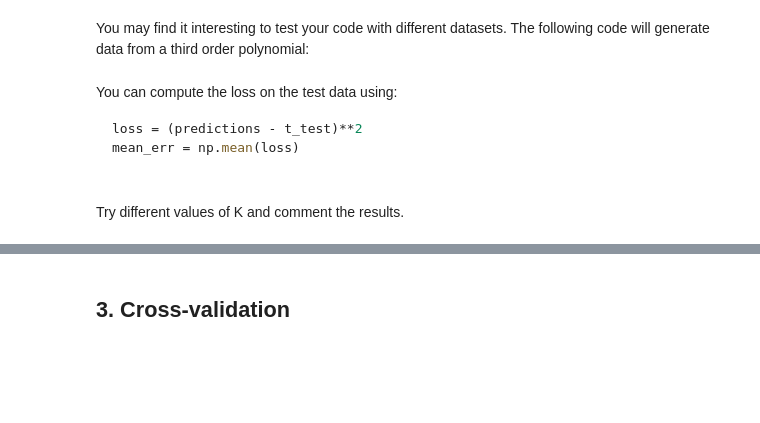
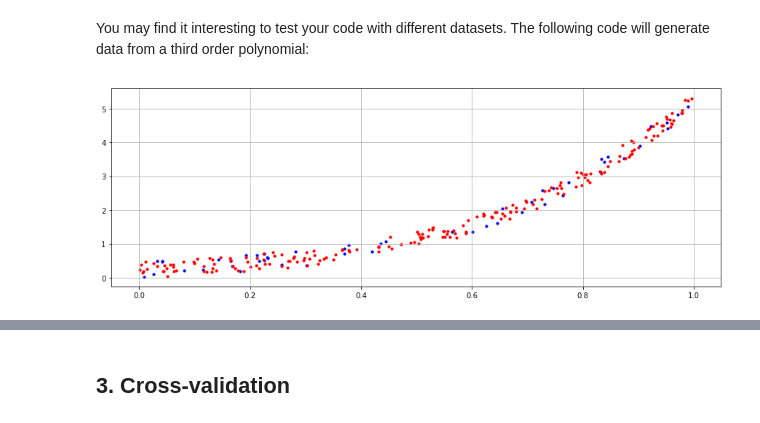
Before and after one commit to MatteoRomiti/ASI, a Jupyter notebook: Lab1.ipynb, the cells around one changed output, grey strips where cells are left out. Saved outputs shown, nothing was run; the diff lists cells and outputs as text; code cells hidden in the pictures; blank space fills up the shorter version.

````diff
--- a/Lab1.ipynb
+++ b/Lab1.ipynb
@@ -180,17 +232,17 @@ print(predict(x, t, x_test, 1))
 # %% [markdown]
 You may find it interesting to test your code with different datasets. The following code will generate data from a third order polynomial:
 # %%
-x = np.sort(np.random.rand(50).T)
-x_test = np.sort(np.random.rand(200).T)
+x = np.sort(np.random.rand(50))
+x_test = np.sort(np.random.rand(200))
 noise = 0.5
 t = 5*(x**3) - x**2 + x + np.random.rand(50)*noise;
-t_test = 5*(x_test**3) - x_test**2 + x_test + np.random.rand(200,1)*noise;
+t_test = 5*(x_test**3) - x_test**2 + x_test + np.random.rand(200)*noise;
+plt.figure(figsize=(15,5))
+ax = plt.gca()
+ax.scatter(x, t, color='b', s=10)
+ax.scatter(x_test, t_test, color='r', s=10)
+plt.grid()
+plt.show()
+# %% [output]
+[figure, added]
-# %% [markdown]
-You can compute the loss on the test data using:
-
-```python
-loss = (predictions - t_test)**2
-mean_err = np.mean(loss)
-
-```
 # %%
@@ -201,2 +257,0 @@ mean_err = np.mean(loss)
-# %% [markdown]
-Try different values of K and comment the results.
````
Also changed, not shown: parts of 32 cells of this notebook, 8 other files.
